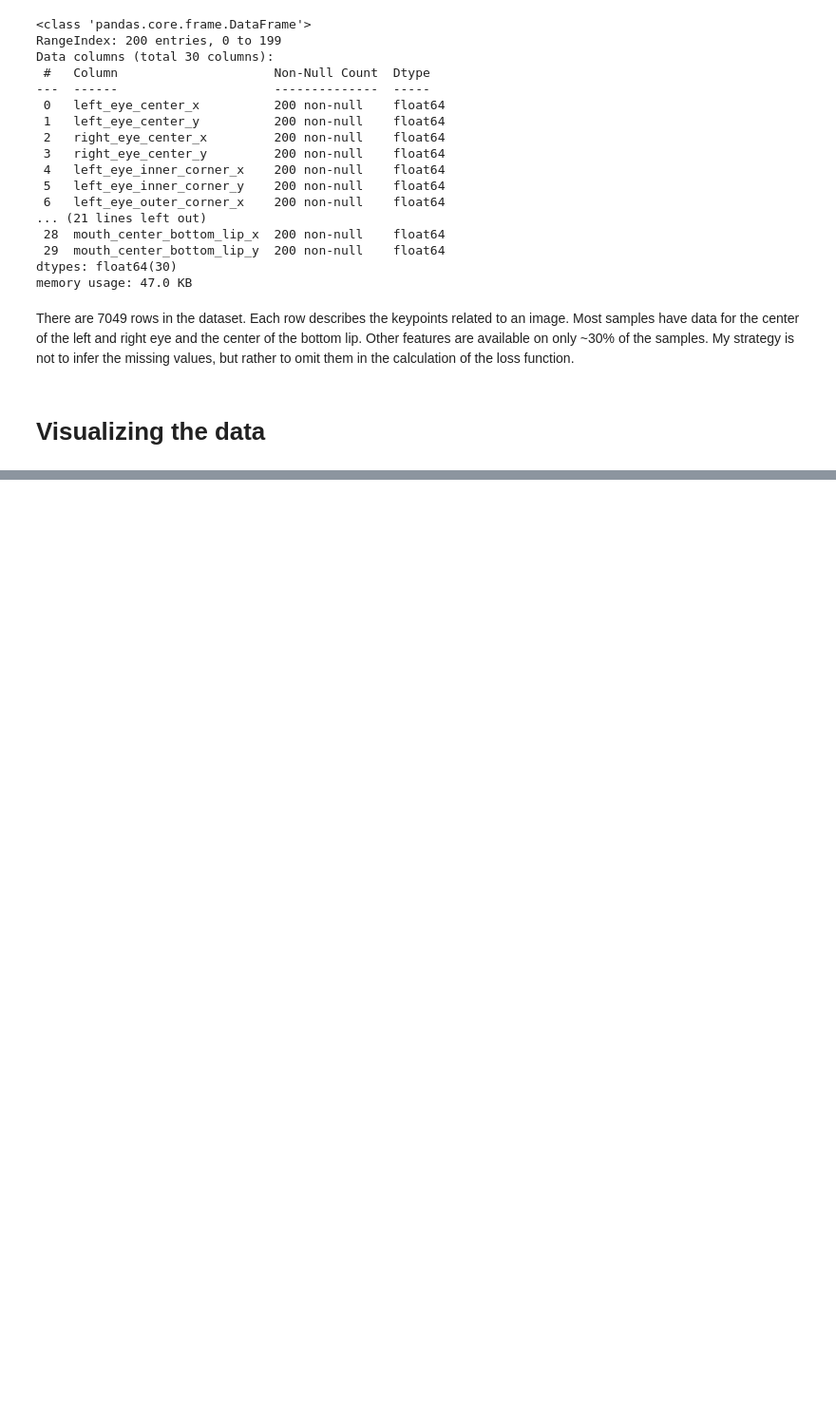
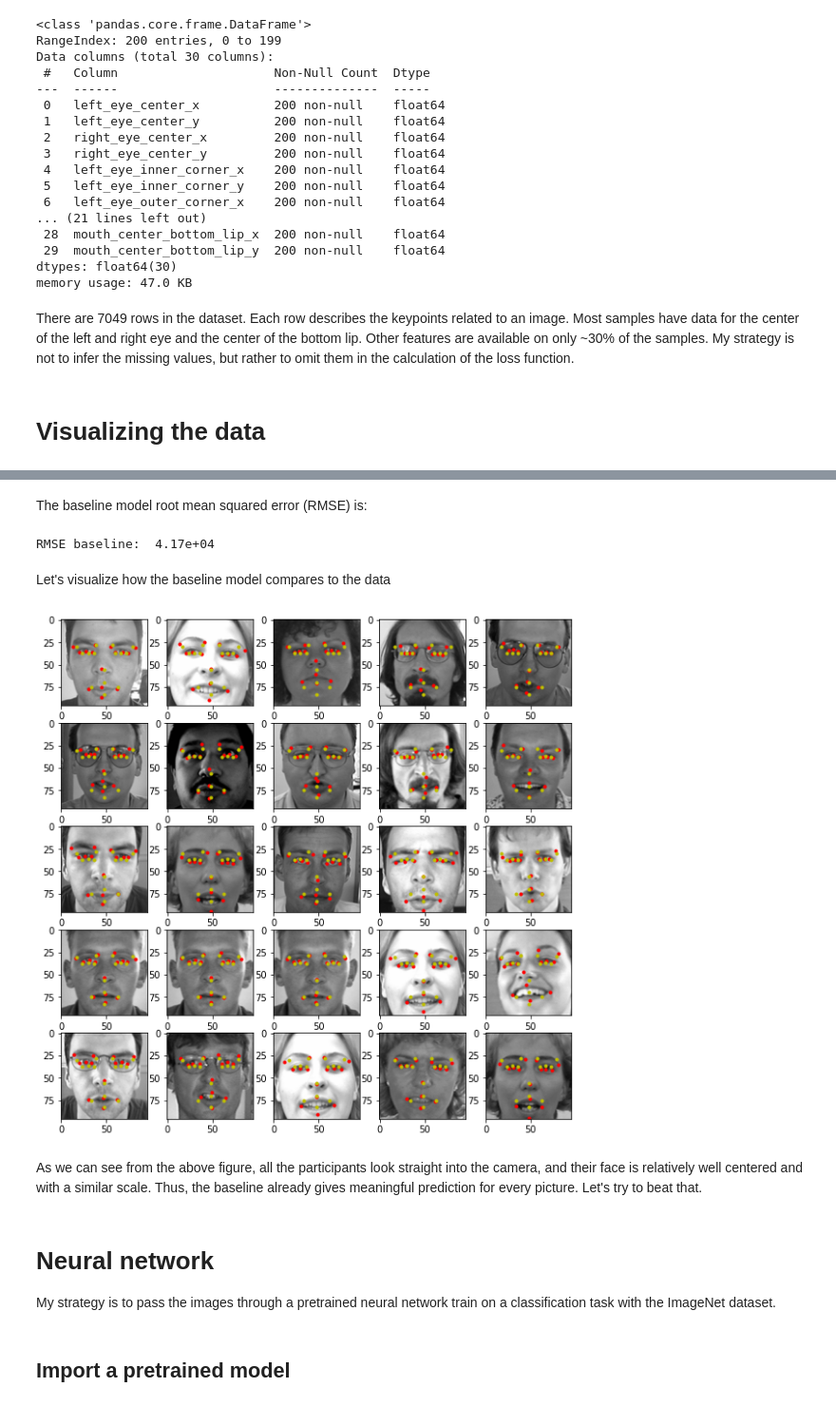
Before and after one commit to abauville/Kaggle_facial_keypoints, a Jupyter notebook: Facial_keypoints.ipynb, the cells around one changed output, grey strips where cells are left out. Shown at 95% size. Cells and saved outputs as stored; diff of their text form; code cells hidden in the pictures; blank space fills up the shorter version.

```diff
--- a/Facial_keypoints.ipynb
+++ b/Facial_keypoints.ipynb
@@ -204,0 +169,41 @@ array([238., 236., 237., ...,  70.,  75.,  90.])
+# %%
+baseline_df = keypoints_df.mean()
+# %% [markdown]
+The baseline model root mean squared error (RMSE) is:
+# %%
+RMSE_baseline = ((keypoints_df-baseline_df)**2).sum().sum()
+print(f"RMSE baseline: {RMSE_baseline: .2e}")
+# %% [output]
+RMSE baseline:  4.17e+04
+# %% [markdown]
+Let's visualize how the baseline model compares to the data
+# %%
+nrows = 5
+ncols = 5
+fig, ax = plt.subplots(nrows,ncols, figsize=[10,10])
+
+# Random samples
+I = (np.random.rand(nrows*ncols) * keypoints_df.shape[0]).astype(int)
+
+i = 0
+for ir in range(nrows):
+    for ic in range(ncols):
+        plt.sca(ax[ir,ic])
+        plt.imshow(images_df.loc[I[i],'Image'], cmap='gray', vmin=0, vmax=1.0)
+        plt.plot(keypoints_df.iloc[I[i],0::2],
+                 keypoints_df.iloc[I[i],1::2],
+                 '.r')
+        plt.plot(baseline_df.iloc[0::2],
+                 baseline_df.iloc[1::2],
+                 '.y')
+        i+=1
+# %% [output]
+[figure, added]
+# %% [markdown]
+As we can see from the above figure, all the participants look straight into the camera, and their face is relatively well centered and with a similar scale. Thus, the baseline already gives meaningful prediction for every picture. Let's try to beat that.
+# %% [markdown]
+# Neural network
+
+My strategy is to pass the images through a pretrained neural network train on a classification task with the ImageNet dataset.
+# %% [markdown]
+## Import a pretrained model
```
Also changed, not shown: parts of 27 cells of this notebook.
